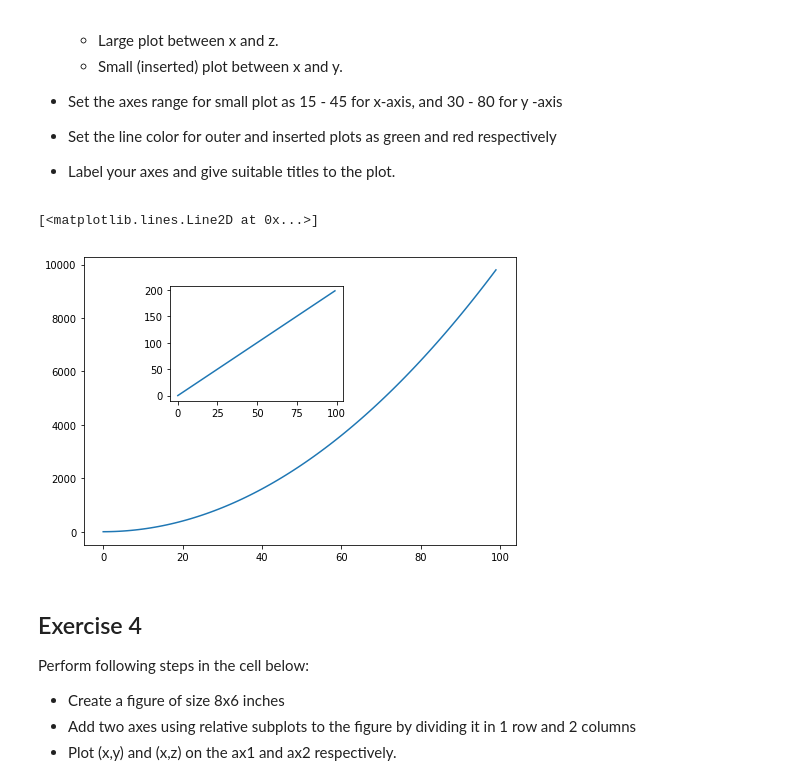
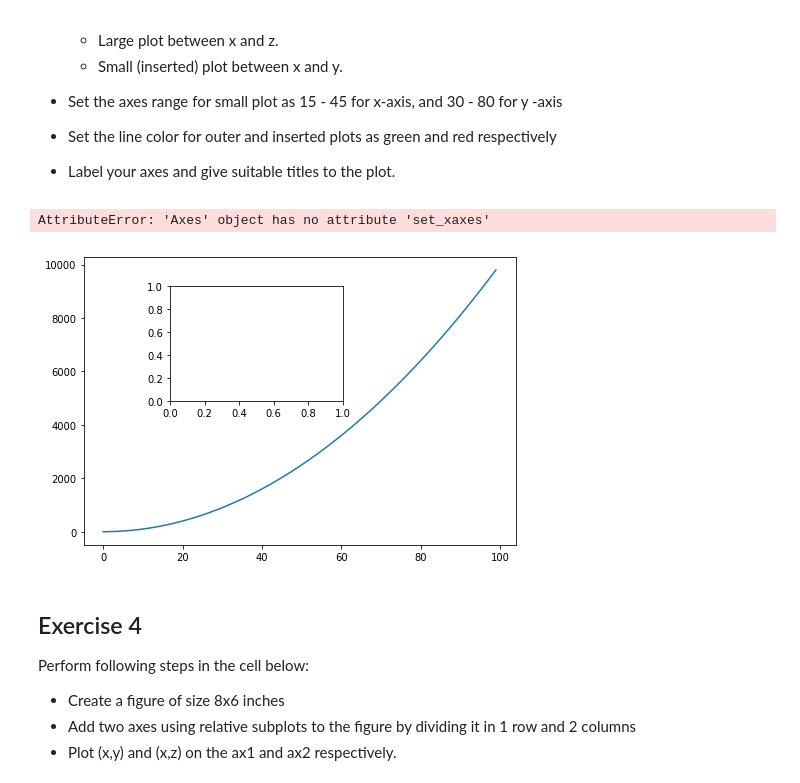
Before and after one commit to jdmitchell0216/dsc-1-03-13-customizing-visualizations-with-matplotlib-lab-nyc-ds-career-012819, a Jupyter notebook: index.ipynb, the cells around one changed output. Saved outputs shown, nothing was run; the diff lists cells and outputs as text; code cells hidden in the pictures.

```diff
--- a/index.ipynb
+++ b/index.ipynb
@@ -116,14 +116,14 @@ Perform following tasks in the cell below:
 # %%
 fig2 = plt.figure()
 ax1 = fig2.add_axes([0,0,1,1])
 ax2 = fig2.add_axes([0.2,0.5,0.4,0.4])
 ax1.plot(x, z)
 ax2.set_xaxes([15, 45])
-ax2.set_yaxes
+ax2.set_yaxes([20,80])
 ax2.plot(x, y)
 # %% [output]
-[<matplotlib.lines.Line2D at 0x...>]
+AttributeError: 'Axes' object has no attribute 'set_xaxes'
-[figure, old version]
+[figure, new version]
 # %% [markdown]
 ## Exercise 4
 
```
